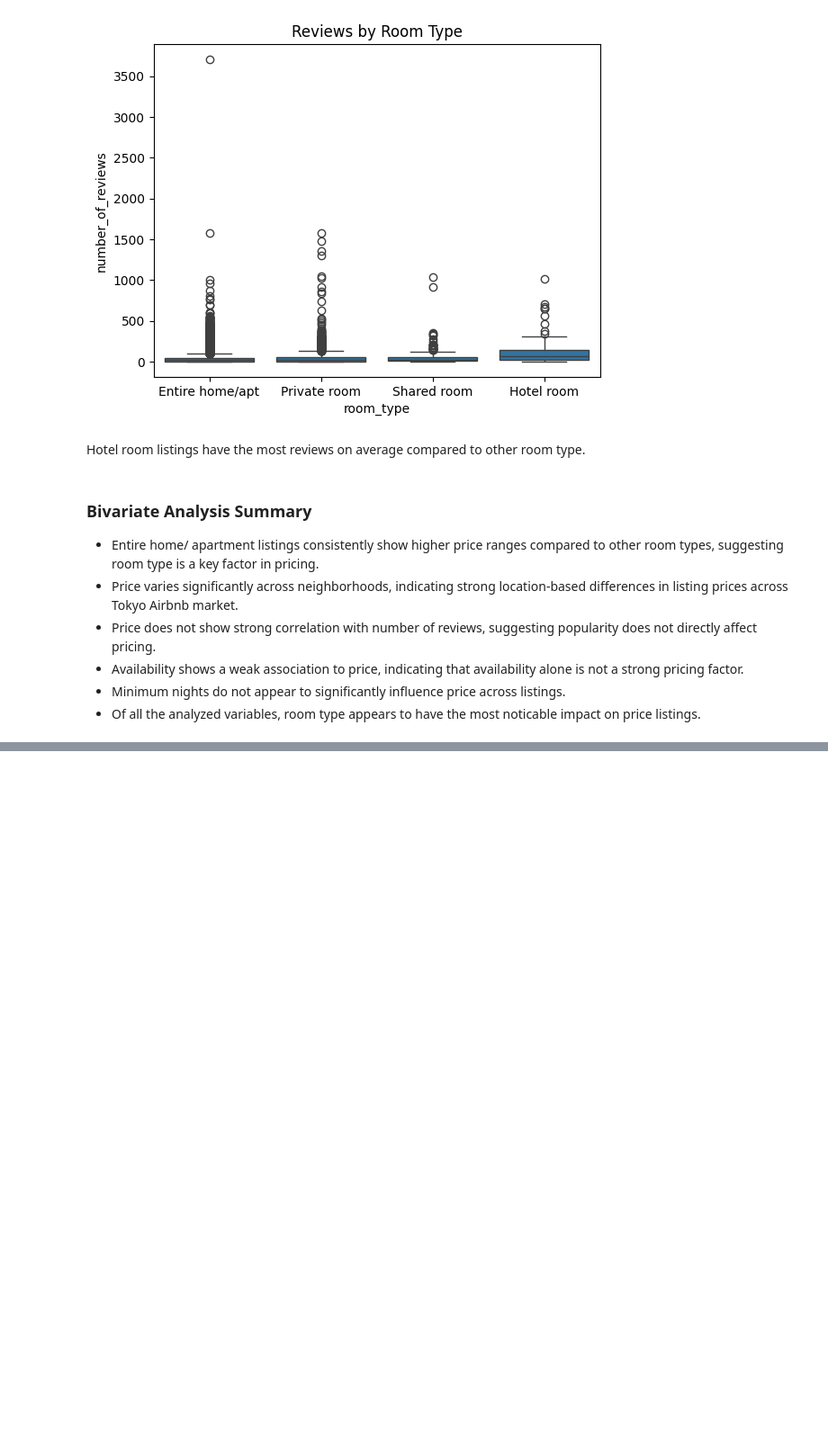
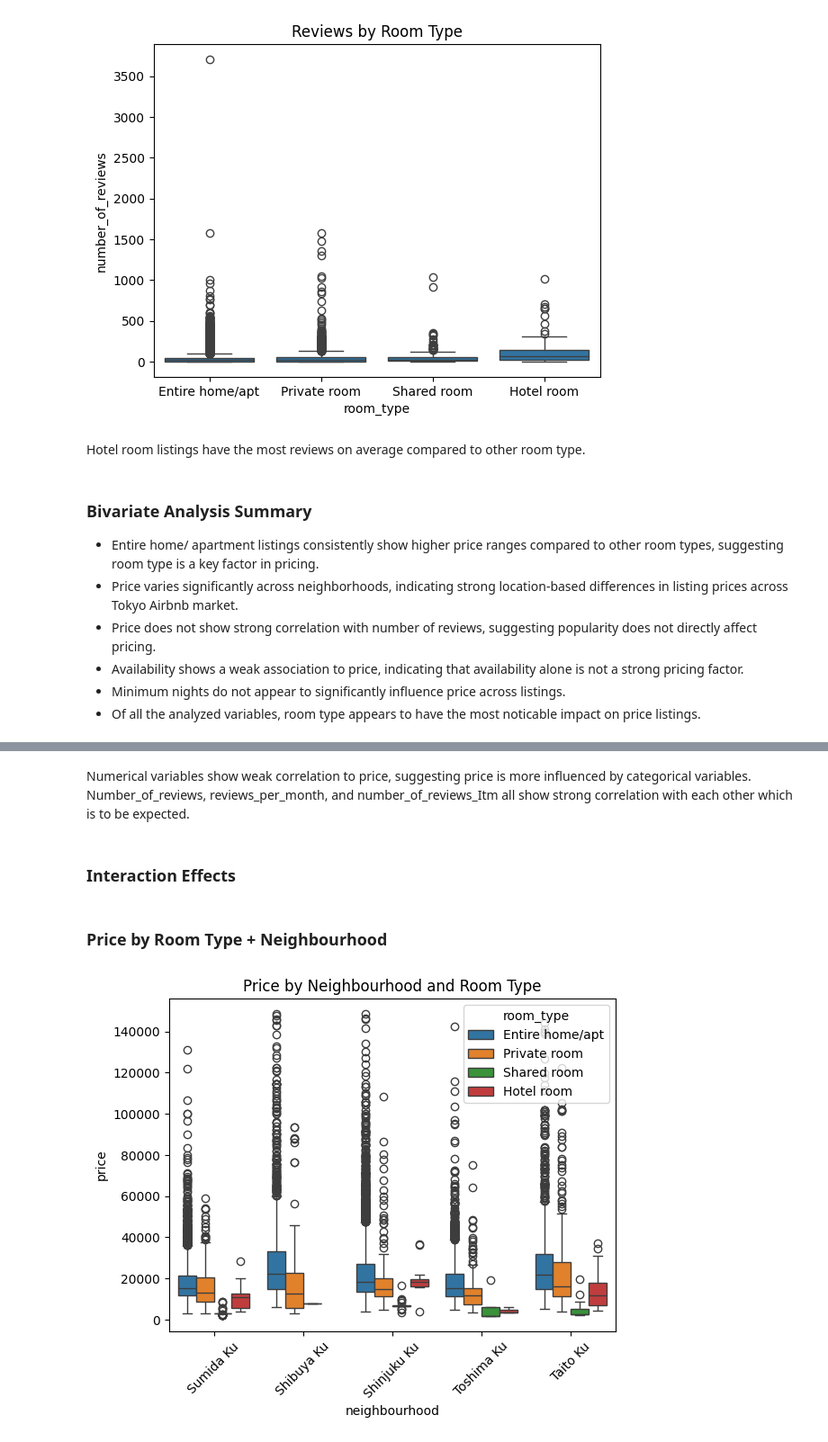
Before and after one commit to jasonandreasw/airbnb-eda, a Jupyter notebook: notebooks/airbnb_eda.ipynb, the cells around one changed output, grey strips where cells are left out. Shown at 90% size. Cells and saved outputs as stored; diff of their text form; code cells hidden in the pictures; blank space fills up the shorter version.

```diff
--- a/notebooks/airbnb_eda.ipynb
+++ b/notebooks/airbnb_eda.ipynb
@@ -510,0 +548,17 @@ Hotel room listings have the most reviews on average compared to other room type
+# %% [markdown]
+Numerical variables show weak correlation to price, suggesting price is more influenced by categorical variables.\
+Number_of_reviews, reviews_per_month, and number_of_reviews_Itm all show strong correlation with each other which is to be expected.
+# %% [markdown]
+### Interaction Effects
+# %% [markdown]
+### Price by Room Type + Neighbourhood
+# %%
+top_neigh = df_clean['neighbourhood'].value_counts().head(5).index
+subset = df_clean[df_clean['neighbourhood'].isin(top_neigh)]
+
+sns.boxplot(x='neighbourhood', y='price', hue='room_type', data=subset)
+plt.xticks(rotation=45)
+plt.title("Price by Neighbourhood and Room Type")
+plt.show()
+# %% [output]
+[figure, added]
```
Also changed, not shown: parts of 13 cells of this notebook.
